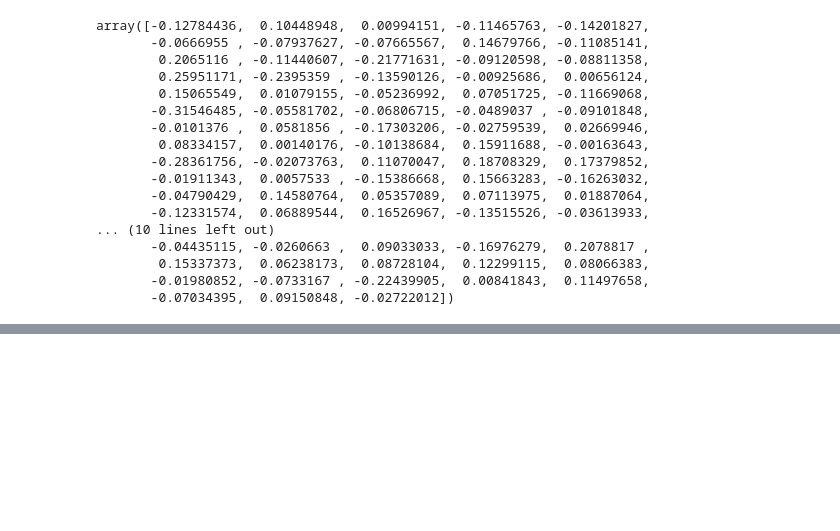
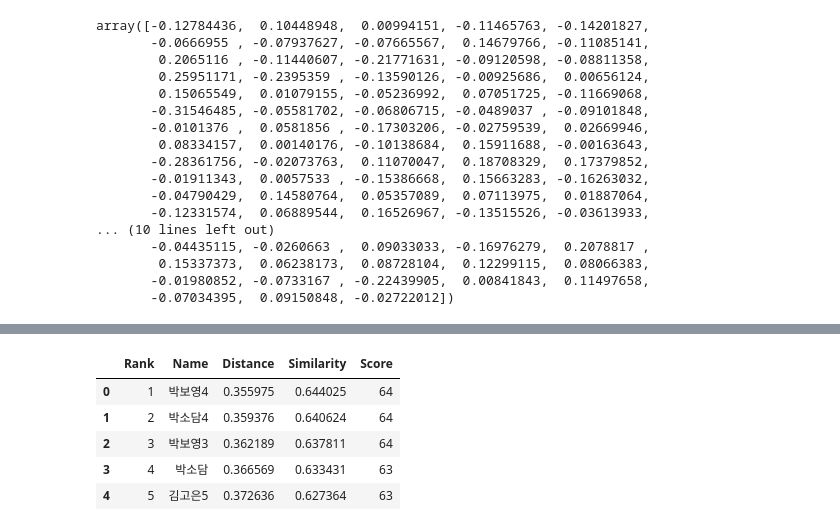
Before and after one commit to kec0130/AIFFEL-project, a Jupyter notebook: exploration/E7_face_embedding_pjt.ipynb, the cells around one changed output, grey strips where cells are left out. Cells and saved outputs as stored; diff of their text form; code cells hidden in the pictures; blank space fills up the shorter version.

```diff
--- a/exploration/E7_face_embedding_pjt.ipynb
+++ b/exploration/E7_face_embedding_pjt.ipynb
@@ -156,0 +180,12 @@ get_nearest_face('고은채1')
+# %%
+df_2 = get_nearest_face('고은채2')
+df_2['Similarity'] = 1 - df_2['Distance']
+df_2['Score'] = (df_2['Similarity'] * 100).round().astype(int)
+df_2
+# %% [output]
+|  | Rank | Name | Distance | Similarity | Score |
+| 0 | 1 | 박보영4 | 0.355975 | 0.644025 | 64 |
+| 1 | 2 | 박소담4 | 0.359376 | 0.640624 | 64 |
+| 2 | 3 | 박보영3 | 0.362189 | 0.637811 | 64 |
+| 3 | 4 | 박소담 | 0.366569 | 0.633431 | 63 |
+| 4 | 5 | 김고은5 | 0.372636 | 0.627364 | 63 |
```
Also changed, not shown: parts of 22 cells of this notebook.
